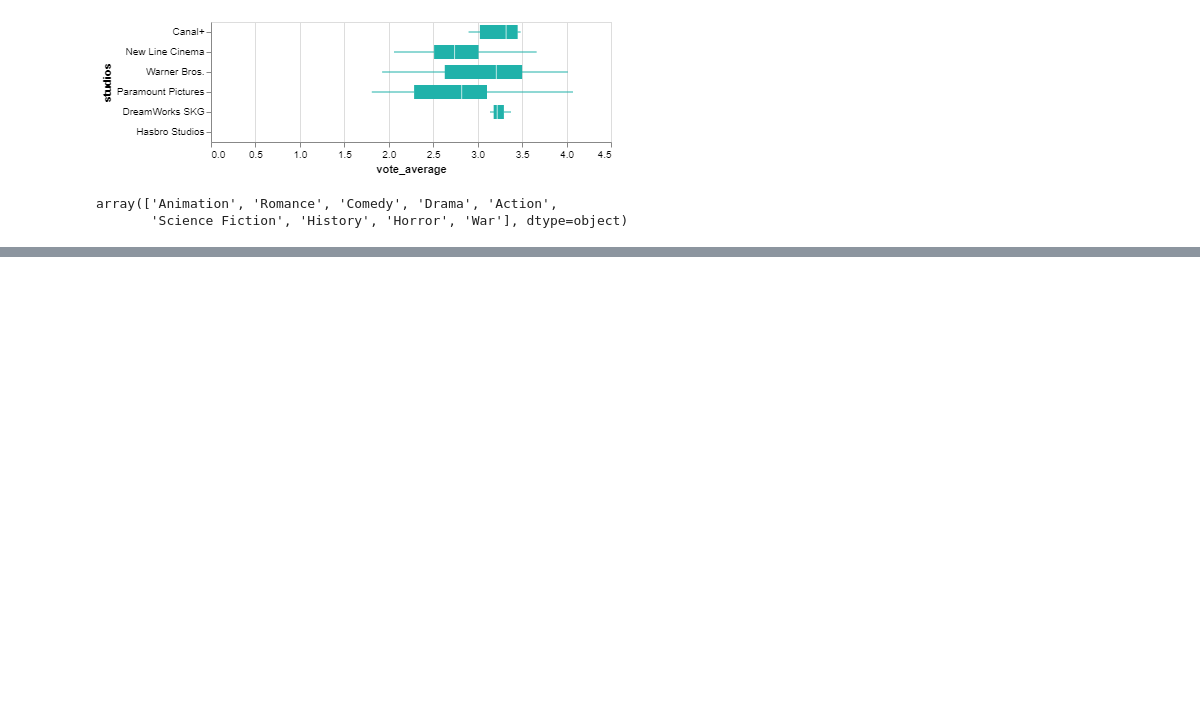
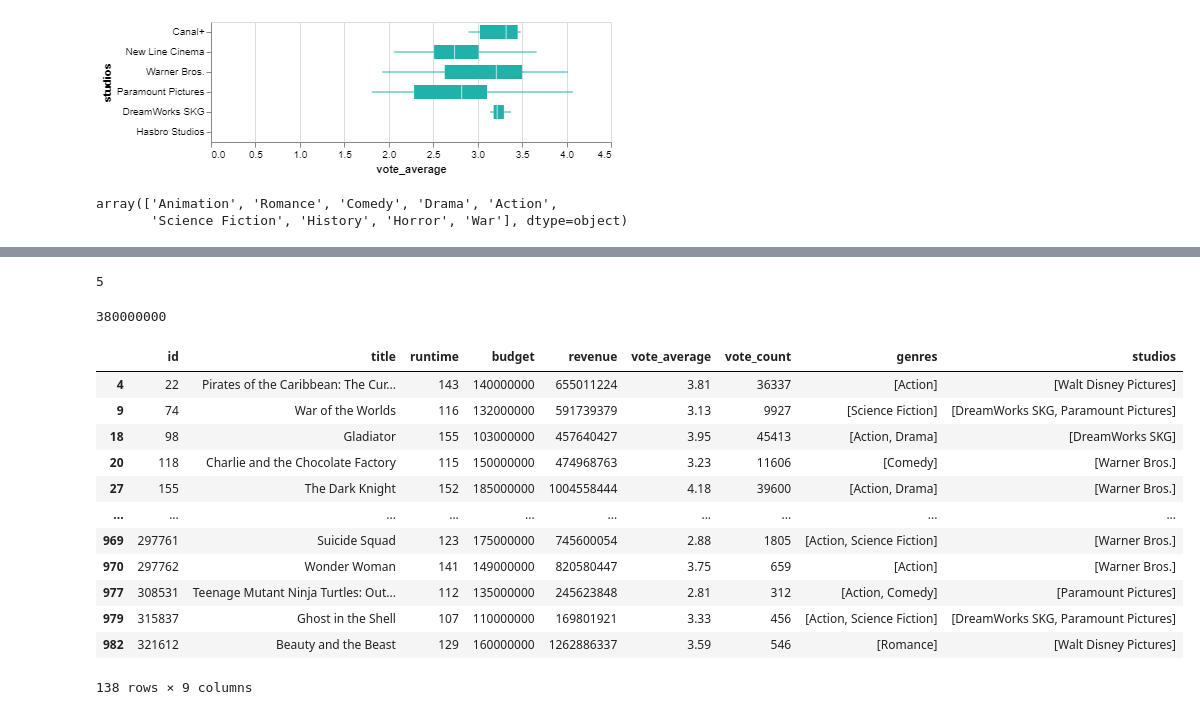
Before and after one commit to UBC-MDS/Movie_Selection, a Jupyter notebook: reports/working.ipynb, the cells around one changed output, grey strips where cells are left out. Saved outputs shown, nothing was run; the diff lists cells and outputs as text; code cells hidden in the pictures; blank space fills up the shorter version.

```diff
--- a/reports/working.ipynb
+++ b/reports/working.ipynb
@@ -39,0 +75,24 @@ movies['']
+# %%
+movies['budget'].min()
+# %% [output]
+5
+# %%
+movies['budget'].max()
+# %% [output]
+380000000
+# %%
+movies.query('100_000_000< budget < 200_000_000')
+# %% [output]
+|  | id | title | runtime | budget | revenue | vote_average | vote_count | genres | studios |
+| 4 | 22 | Pirates of the Caribbean: The Cur... | 143 | 140000000 | 655011224 | 3.81 | 36337 | [Action] | [Walt Disney Pictures] |
+| 9 | 74 | War of the Worlds | 116 | 132000000 | 591739379 | 3.13 | 9927 | [Science Fiction] | [DreamWorks SKG, Paramount Pictures] |
+| 18 | 98 | Gladiator | 155 | 103000000 | 457640427 | 3.95 | 45413 | [Action, Drama] | [DreamWorks SKG] |
+| 20 | 118 | Charlie and the Chocolate Factory | 115 | 150000000 | 474968763 | 3.23 | 11606 | [Comedy] | [Warner Bros.] |
+| 27 | 155 | The Dark Knight | 152 | 185000000 | 1004558444 | 4.18 | 39600 | [Action, Drama] | [Warner Bros.] |
+| ... | ... | ... | ... | ... | ... | ... | ... | ... | ... |
+| 969 | 297761 | Suicide Squad | 123 | 175000000 | 745600054 | 2.88 | 1805 | [Action, Science Fiction] | [Warner Bros.] |
+| 970 | 297762 | Wonder Woman | 141 | 149000000 | 820580447 | 3.75 | 659 | [Action] | [Warner Bros.] |
+| 977 | 308531 | Teenage Mutant Ninja Turtles: Out... | 112 | 135000000 | 245623848 | 2.81 | 312 | [Action, Comedy] | [Paramount Pictures] |
+| 979 | 315837 | Ghost in the Shell | 107 | 110000000 | 169801921 | 3.33 | 456 | [Action, Science Fiction] | [DreamWorks SKG, Paramount Pictures] |
+| 982 | 321612 | Beauty and the Beast | 129 | 160000000 | 1262886337 | 3.59 | 546 | [Romance] | [Walt Disney Pictures] |
+138 rows × 9 columns
```
Also changed, not shown: parts of 3 cells of this notebook, 3 other files.
